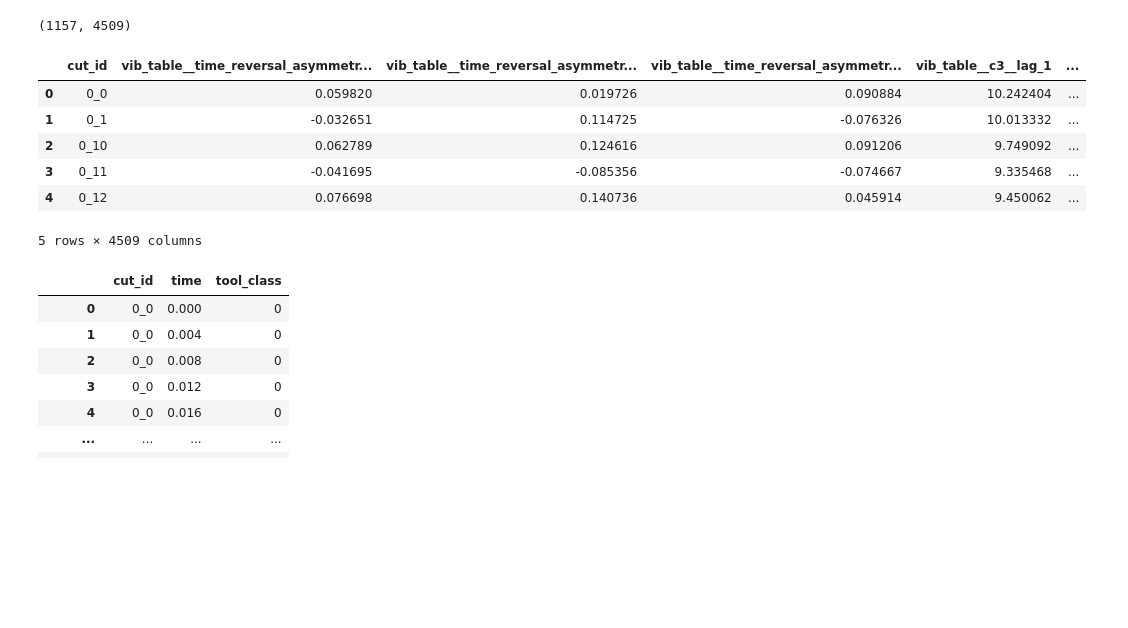
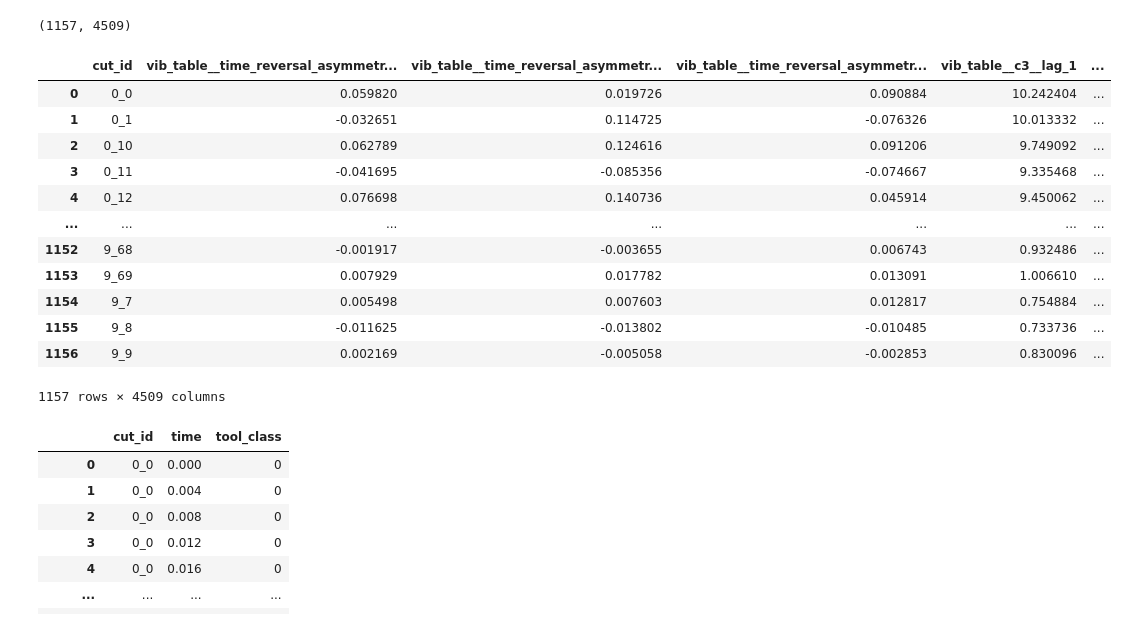
Before and after one commit to tvhahn/tspipe, a Jupyter notebook: notebooks/scratch/add_labels_back_to_features.ipynb, the cells around one changed output. Cells and saved outputs as stored; diff of their text form; code cells hidden in the pictures; blank space fills up the shorter version.

```diff
--- a/notebooks/scratch/add_labels_back_to_features.ipynb
+++ b/notebooks/scratch/add_labels_back_to_features.ipynb
@@ -62,15 +62,21 @@ df.shape
 # %% [output]
 (1157, 4509)
 # %%
-df.head()
+df
 # %% [output]
 |  | cut_id | vib_table__time_reversal_asymmetr... | vib_table__time_reversal_asymmetr... | vib_table__time_reversal_asymmetr... | vib_table__c3__lag_1 | ... |
 | 0 | 0_0 | 0.059820 | 0.019726 | 0.090884 | 10.242404 | ... |
 | 1 | 0_1 | -0.032651 | 0.114725 | -0.076326 | 10.013332 | ... |
 | 2 | 0_10 | 0.062789 | 0.124616 | 0.091206 | 9.749092 | ... |
 | 3 | 0_11 | -0.041695 | -0.085356 | -0.074667 | 9.335468 | ... |
 | 4 | 0_12 | 0.076698 | 0.140736 | 0.045914 | 9.450062 | ... |
+| ... | ... | ... | ... | ... | ... | ... |
+| 1152 | 9_68 | -0.001917 | -0.003655 | 0.006743 | 0.932486 | ... |
+| 1153 | 9_69 | 0.007929 | 0.017782 | 0.013091 | 1.006610 | ... |
+| 1154 | 9_7 | 0.005498 | 0.007603 | 0.012817 | 0.754884 | ... |
+| 1155 | 9_8 | -0.011625 | -0.013802 | -0.010485 | 0.733736 | ... |
+| 1156 | 9_9 | 0.002169 | -0.005058 | -0.002853 | 0.830096 | ... |
-5 rows × 4509 columns
+1157 rows × 4509 columns
 # %%
 df_orig[['cut_id', 'time', 'tool_class']]
 # %% [output]
```
